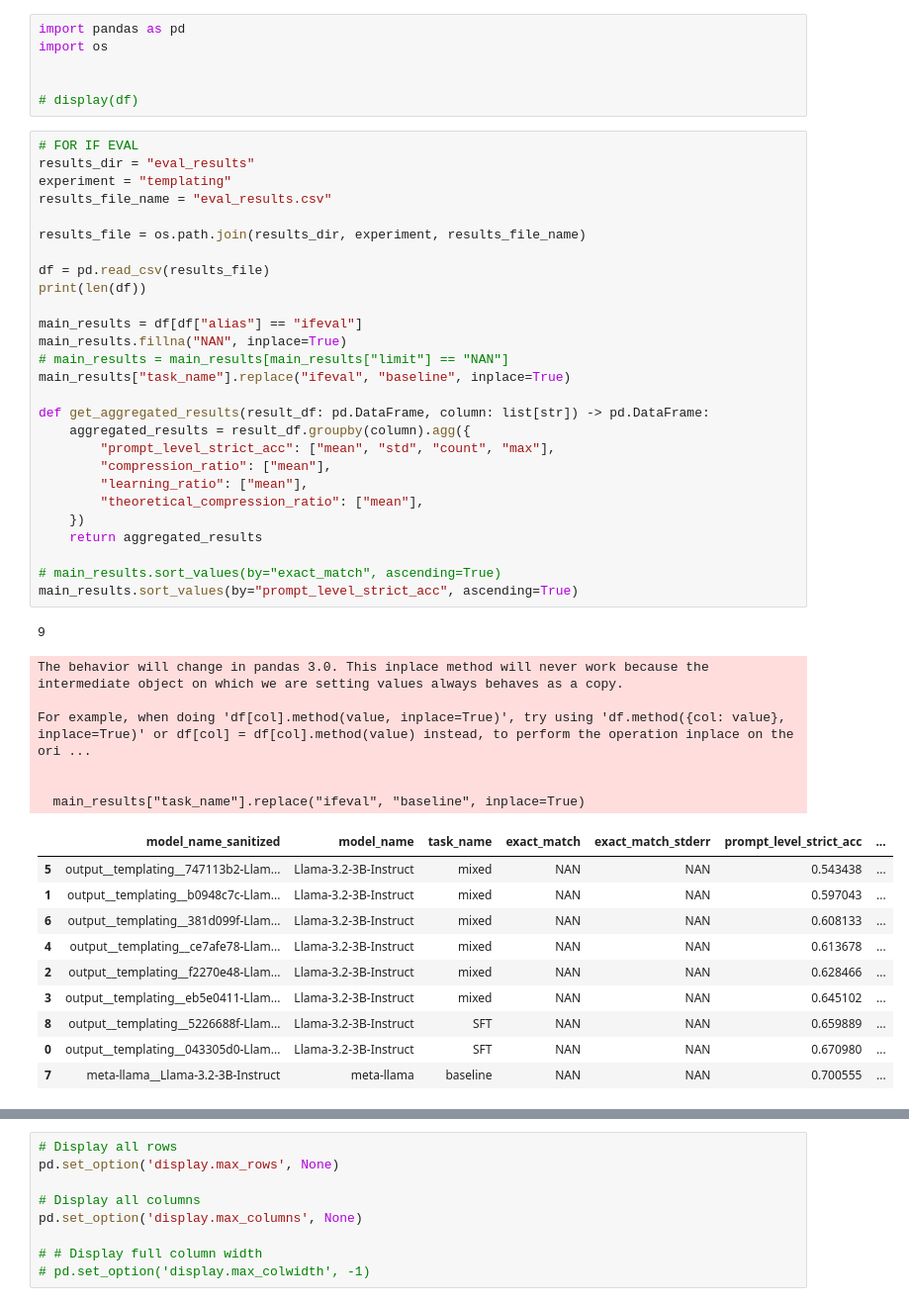
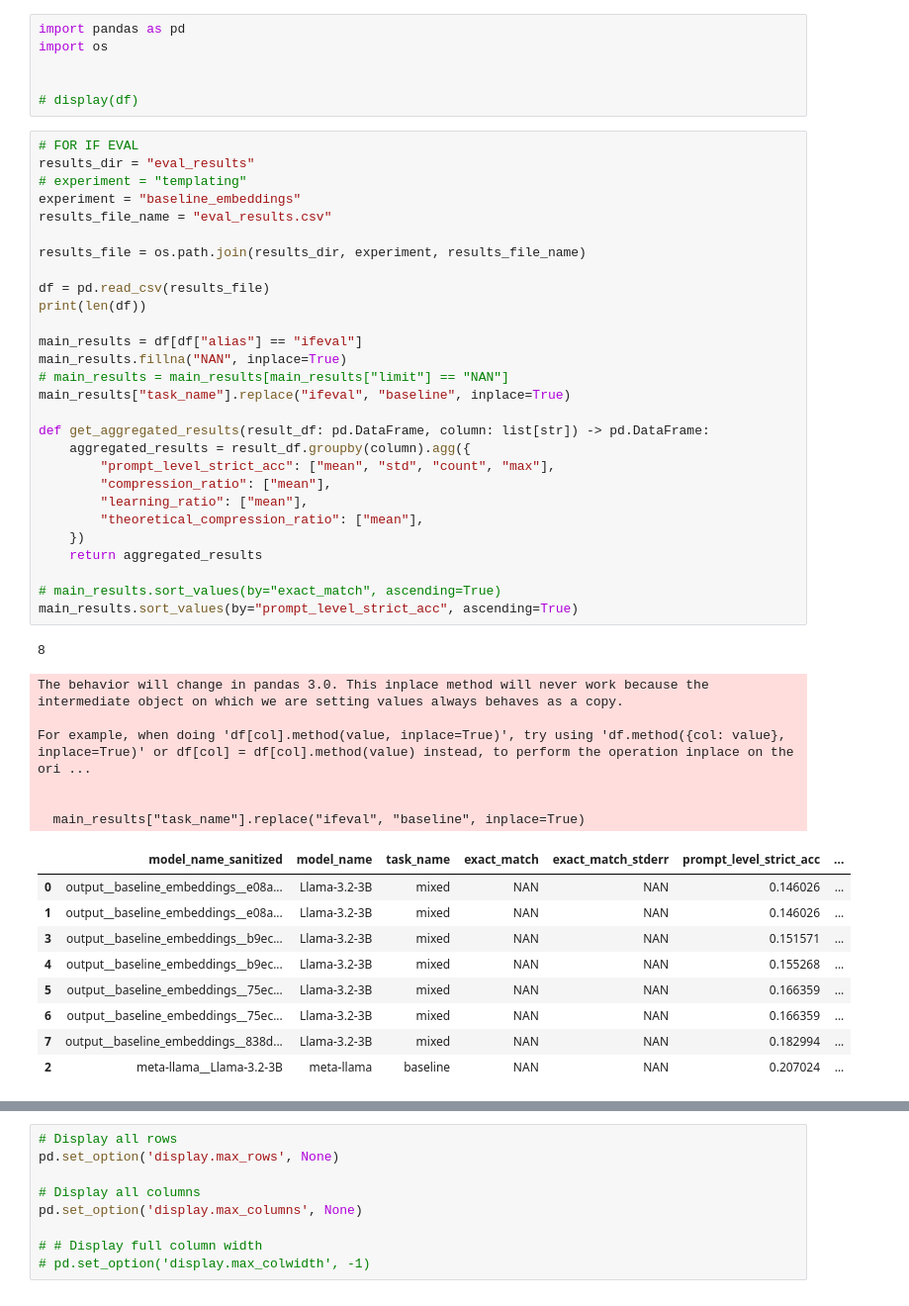
Before and after one commit to alexstein0/efficient_tokenization_for_inference, a Jupyter notebook: analyze_results.ipynb, the cells around one changed output, grey strips where cells are left out. Shown at 99% size. Drawn from its saved outputs; the diff is of its cells as text.

```diff
--- a/analyze_results.ipynb
+++ b/analyze_results.ipynb
@@ -7,45 +7,45 @@ import os
 # %%
 # FOR IF EVAL
 results_dir = "eval_results"
-experiment = "templating"
+# experiment = "templating"
+experiment = "baseline_embeddings"
 results_file_name = "eval_results.csv"
 
 results_file = os.path.join(results_dir, experiment, results_file_name)
 
 df = pd.read_csv(results_file)
 print(len(df))
 
 main_results = df[df["alias"] == "ifeval"]
 main_results.fillna("NAN", inplace=True)
 # main_results = main_results[main_results["limit"] == "NAN"]
 main_results["task_name"].replace("ifeval", "baseline", inplace=True)
 
 def get_aggregated_results(result_df: pd.DataFrame, column: list[str]) -> pd.DataFrame:
     aggregated_results = result_df.groupby(column).agg({
         "prompt_level_strict_acc": ["mean", "std", "count", "max"],
         "compression_ratio": ["mean"],
         "learning_ratio": ["mean"],
         "theoretical_compression_ratio": ["mean"],
     })
     return aggregated_results
 
 # main_results.sort_values(by="exact_match", ascending=True)
 main_results.sort_values(by="prompt_level_strict_acc", ascending=True)
 # %% [output]
-9
+8
 The behavior will change in pandas 3.0. This inplace method will never work because the intermediate object on which we are setting values always behaves as a copy.
 
 For example, when doing 'df[col].method(value, inplace=True)', try using 'df.method({col: value}, inplace=True)' or df[col] = df[col].method(value) instead, to perform the operation inplace on the ori ...
 
 
   main_results["task_name"].replace("ifeval", "baseline", inplace=True)
 |  | model_name_sanitized | model_name | task_name | exact_match | exact_match_stderr | prompt_level_strict_acc | ... |
-| 5 | output__templating__747113b2-Llam... | Llama-3.2-3B-Instruct | mixed | NAN | NAN | 0.543438 | ... |
-| 1 | output__templating__b0948c7c-Llam... | Llama-3.2-3B-Instruct | mixed | NAN | NAN | 0.597043 | ... |
-| 6 | output__templating__381d099f-Llam... | Llama-3.2-3B-Instruct | mixed | NAN | NAN | 0.608133 | ... |
-| 4 | output__templating__ce7afe78-Llam... | Llama-3.2-3B-Instruct | mixed | NAN | NAN | 0.613678 | ... |
-| 2 | output__templating__f2270e48-Llam... | Llama-3.2-3B-Instruct | mixed | NAN | NAN | 0.628466 | ... |
-| 3 | output__templating__eb5e0411-Llam... | Llama-3.2-3B-Instruct | mixed | NAN | NAN | 0.645102 | ... |
-| 8 | output__templating__5226688f-Llam... | Llama-3.2-3B-Instruct | SFT | NAN | NAN | 0.659889 | ... |
-| 0 | output__templating__043305d0-Llam... | Llama-3.2-3B-Instruct | SFT | NAN | NAN | 0.670980 | ... |
-| 7 | meta-llama__Llama-3.2-3B-Instruct | meta-llama | baseline | NAN | NAN | 0.700555 | ... |
+| 0 | output__baseline_embeddings__e08a... | Llama-3.2-3B | mixed | NAN | NAN | 0.146026 | ... |
+| 1 | output__baseline_embeddings__e08a... | Llama-3.2-3B | mixed | NAN | NAN | 0.146026 | ... |
+| 3 | output__baseline_embeddings__b9ec... | Llama-3.2-3B | mixed | NAN | NAN | 0.151571 | ... |
+| 4 | output__baseline_embeddings__b9ec... | Llama-3.2-3B | mixed | NAN | NAN | 0.155268 | ... |
+| 5 | output__baseline_embeddings__75ec... | Llama-3.2-3B | mixed | NAN | NAN | 0.166359 | ... |
+| 6 | output__baseline_embeddings__75ec... | Llama-3.2-3B | mixed | NAN | NAN | 0.166359 | ... |
+| 7 | output__baseline_embeddings__838d... | Llama-3.2-3B | mixed | NAN | NAN | 0.182994 | ... |
+| 2 | meta-llama__Llama-3.2-3B | meta-llama | baseline | NAN | NAN | 0.207024 | ... |
```
Also changed, not shown: parts of 2 cells of this notebook, 10 other files.
